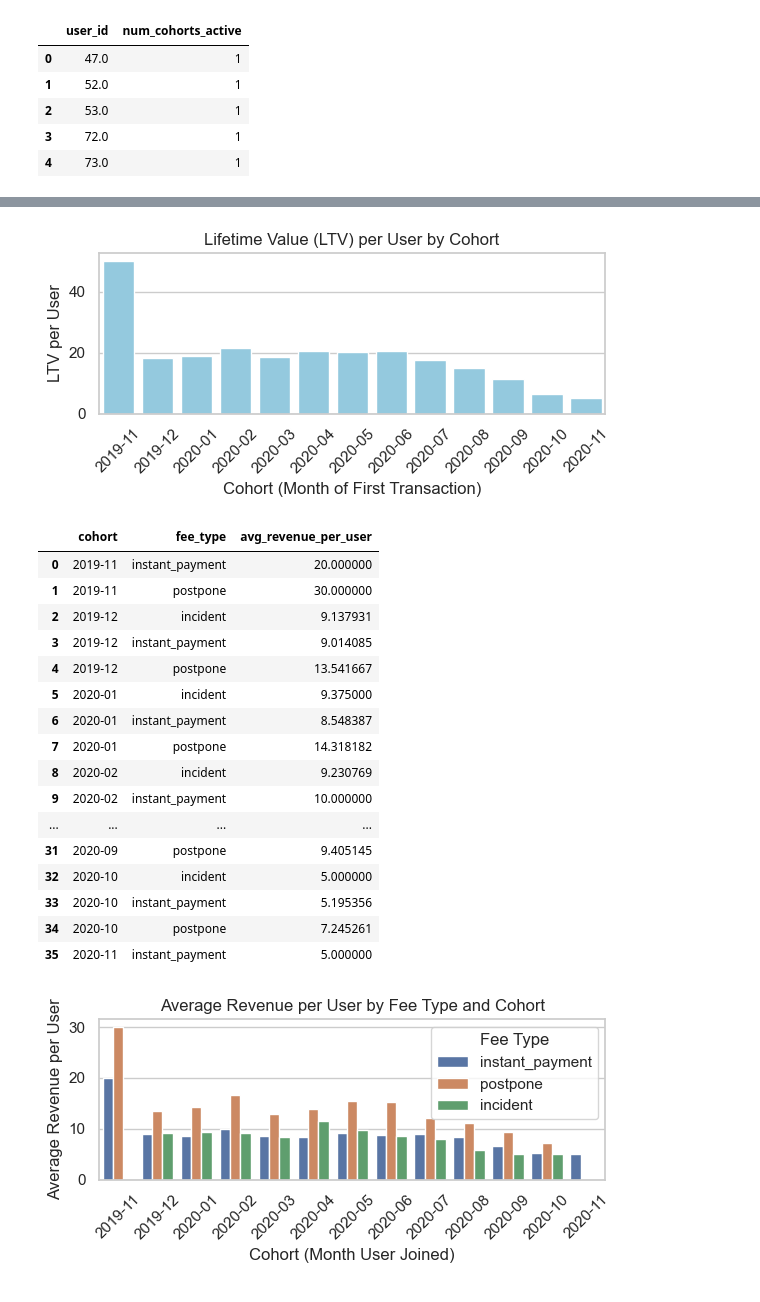
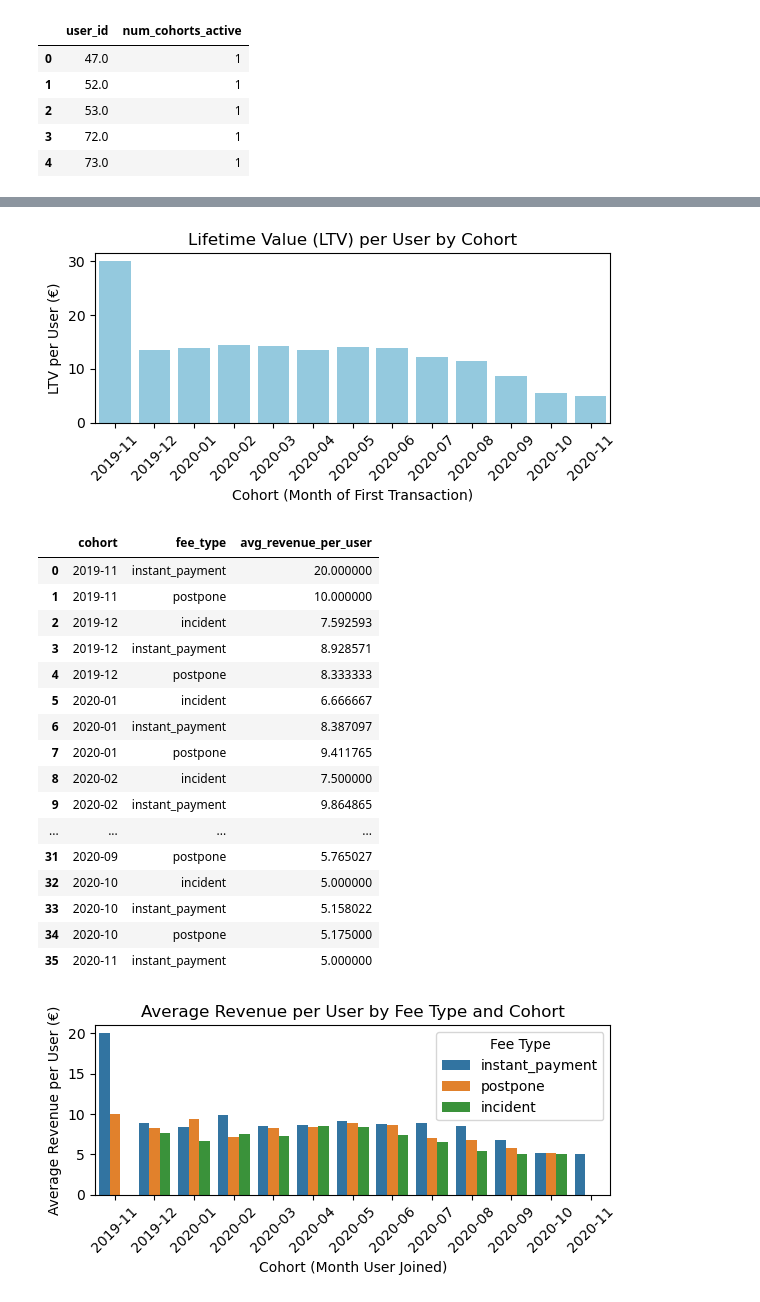
Before and after one commit to jorgeberrizbeitia/project-ironhack-payments-en, a Jupyter notebook: 6.metric-4-user-lifetime-value.ipynb, the cells around one changed output, grey strips where cells are left out. Drawn from its saved outputs; the diff is of its cells as text; code cells hidden in the pictures.

```diff
--- a/6.metric-4-user-lifetime-value.ipynb
+++ b/6.metric-4-user-lifetime-value.ipynb
@@ -28,7 +36,9 @@ print("✅ done!")
 # Los gráficos representarán el LTV promedio por usuario de cada cohorte.
 # %%
 # Q1: Sumar ingresos per user / cohort
-user_total_per_cohort = fees_and_cohorts_df.groupby(["cohort", "user_id"])["total_amount"].sum().reset_index()
+accepted_fees = fees_and_cohorts_df[fees_and_cohorts_df['fee_status'] == 'accepted']
+
+user_total_per_cohort = accepted_fees.groupby(["cohort", "user_id"])["total_amount"].sum().reset_index()
 user_total_per_cohort.head()
 # %% [output]
 |  | cohort | user_id | total_amount |
@@ -140,62 +150,59 @@ sns.barplot(
     y="LTV",
     color="skyblue"
 )
-
 plt.title("Lifetime Value (LTV) per User by Cohort")
 plt.xlabel("Cohort (Month of First Transaction)")
-plt.ylabel("LTV per User")
+plt.ylabel("LTV per User (€)")
 plt.xticks(rotation=45)
 plt.tight_layout()
 plt.show()
 # %% [output]
-[figure, old version]
+[figure, new version]
 # %%
-# Q5: Separar el fee por el tipo de fee
-# Sumar ingresos por user + fee type + cohort
-revenue_by_user_type = fees_with_cohort.groupby(["cohort_start", "user_id", "type"])["total_amount"].sum().reset_index()
+# Q5: Separar el fee por tipo (solo aceptados)
+revenue_by_user_type = accepted_fees.groupby(["cohort", "user_id", "type"])["total_amount"].sum().reset_index()
 
-# Paso 2: Promedio por fee type + cohort
-avg_revenue_by_type = revenue_by_user_type.groupby(["cohort_start", "type"])["total_amount"].mean().reset_index()
+# Promedio por tipo y cohort
+avg_revenue_by_type = revenue_by_user_type.groupby(["cohort", "type"])["total_amount"].mean().reset_index()
 avg_revenue_by_type.columns = ["cohort", "fee_type", "avg_revenue_per_user"]
 avg_revenue_by_type
 # %% [output]
 |  | cohort | fee_type | avg_revenue_per_user |
 | 0 | 2019-11 | instant_payment | 20.000000 |
-| 1 | 2019-11 | postpone | 30.000000 |
-| 2 | 2019-12 | incident | 9.137931 |
-| 3 | 2019-12 | instant_payment | 9.014085 |
-| 4 | 2019-12 | postpone | 13.541667 |
-| 5 | 2020-01 | incident | 9.375000 |
-| 6 | 2020-01 | instant_payment | 8.548387 |
-| 7 | 2020-01 | postpone | 14.318182 |
-| 8 | 2020-02 | incident | 9.230769 |
-| 9 | 2020-02 | instant_payment | 10.000000 |
+| 1 | 2019-11 | postpone | 10.000000 |
+| 2 | 2019-12 | incident | 7.592593 |
+| 3 | 2019-12 | instant_payment | 8.928571 |
+| 4 | 2019-12 | postpone | 8.333333 |
+| 5 | 2020-01 | incident | 6.666667 |
+| 6 | 2020-01 | instant_payment | 8.387097 |
+| 7 | 2020-01 | postpone | 9.411765 |
+| 8 | 2020-02 | incident | 7.500000 |
+| 9 | 2020-02 | instant_payment | 9.864865 |
 | ... | ... | ... | ... |
-| 31 | 2020-09 | postpone | 9.405145 |
+| 31 | 2020-09 | postpone | 5.765027 |
 | 32 | 2020-10 | incident | 5.000000 |
-| 33 | 2020-10 | instant_payment | 5.195356 |
-| 34 | 2020-10 | postpone | 7.245261 |
+| 33 | 2020-10 | instant_payment | 5.158022 |
+| 34 | 2020-10 | postpone | 5.175000 |
 | 35 | 2020-11 | instant_payment | 5.000000 |
 # %%
 #Q5: Plotting
 
 plt.figure(figsize=(6, 3))
 sns.barplot(
     data=avg_revenue_by_type,
     x="cohort",
     y="avg_revenue_per_user",
     hue="fee_type"
 )
-
 plt.title("Average Revenue per User by Fee Type and Cohort")
 plt.xlabel("Cohort (Month User Joined)")
-plt.ylabel("Average Revenue per User")
+plt.ylabel("Average Revenue per User (€)")
 plt.xticks(rotation=45)
 plt.legend(title="Fee Type")
 plt.tight_layout()
 plt.show()
 # %% [output]
-[figure, old version]
+[figure, new version]
 # %%
 plt.figure(figsize=(6, 3))
 
```
Also changed, not shown: parts of 8 cells of this notebook.
